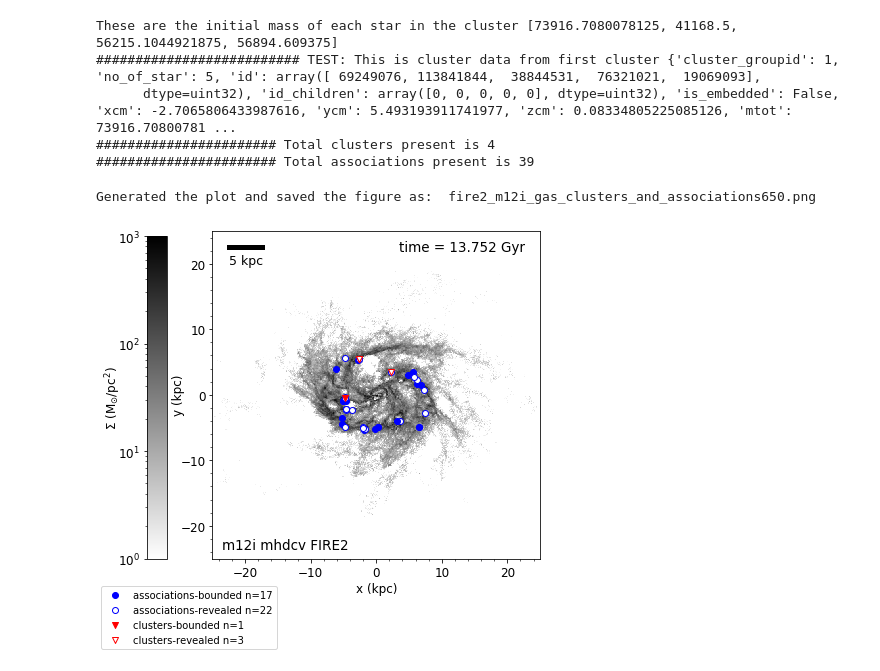
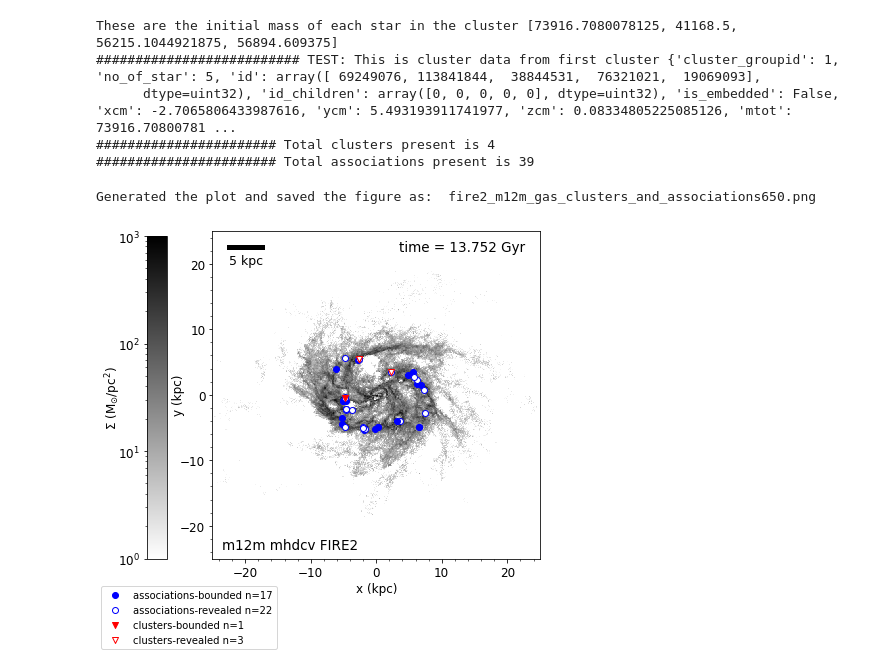
Before and after one commit to binodbhttr/star-cluster-dynamics-in-FIRE, a Jupyter notebook: sarah_paper_plots/m12m/plotting_clusters_and_associations.ipynb, the cells around one changed output. Drawn from its saved outputs; the diff is of its cells as text; code cells hidden in the pictures.

```diff
--- a/sarah_paper_plots/m12m/plotting_clusters_and_associations.ipynb
+++ b/sarah_paper_plots/m12m/plotting_clusters_and_associations.ipynb
@@ -167,34 +167,34 @@ im = ax.imshow(face/(((bins[1]-bins[0])*1000)**2),origin='lower',interpolation='
 
 
 #colorbar for the background gas density
 cmap_gray = matplotlib.cm.get_cmap('binary')
 norm1 = matplotlib.colors.LogNorm(vmin=1,vmax=1000)
 cbar_ax1 = fig1.add_axes([0.04, 0.185, 0.04, 0.64]) # position of gray colorbar (left, bottom, width, height)
 cb1 = fig1.colorbar(im, cax=cbar_ax1, ticklocation='left')
 cb1.set_label('$\Sigma$ (M$_{{\odot}}$/pc$^2$)', labelpad=-5, fontsize=12)
 #plot a scale bar 5 kpc long
 ax.plot([-22.5,-17.5], [22.5,22.5], 'k-', linewidth=5)
 label1 = "5 kpc"
 ax.text(-22.5, 20, label1, fontsize=12.5)
 
 #label the name of the galaxy on plot
 #label_simname="m12i mhdcv"
 #ax.text(10,-23.5,label_simname,fontsize=13.5)
-label2="m12i mhdcv "+simtype.upper()
+label2="m12m mhdcv "+simtype.upper()
 ax.text(-23.5,-23.5,label2,fontsize=13.5)
 
 #label the time from the snapshot_times.txt file
 label3 = 'time = ' + f'{snaptime:.3f}' + ' Gyr'
 ax.text(3.5,22,label3,fontsize=13.5) #display at the top right
 #ax.text(-23.5,-21,label3,fontsize=13.5) #display time on the bottom left above simtype
-plot_name=simtype+"_m12i_gas_clusters_and_associations"+str(snap)+".png"
+plot_name=simtype+"_m12m_gas_clusters_and_associations"+str(snap)+".png"
 fig1.savefig(plot_path+plot_name,bbox_inches='tight',dpi=200)
 print("Generated the plot and saved the figure as: ",plot_name,end="\r",flush=True)
 #print("###################\n")
 #fig1.clf()
 #plt.tight_layout()
 
 plt.show()
 # %% [output]
-Generated the plot and saved the figure as:  fire2_m12i_gas_clusters_and_associations650.png
+Generated the plot and saved the figure as:  fire2_m12m_gas_clusters_and_associations650.png
-[figure, old version]
+[figure, new version]
```
Also changed, not shown: 2 other files.
